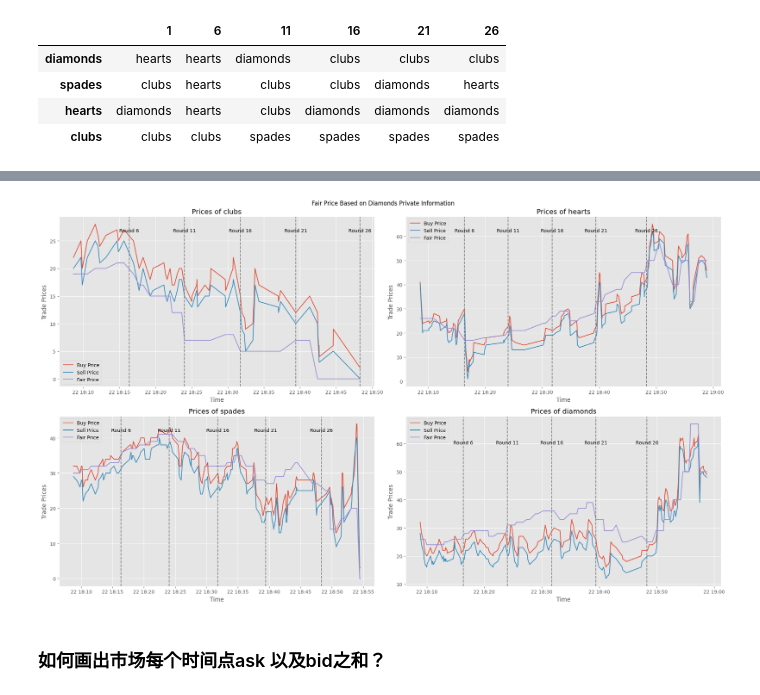
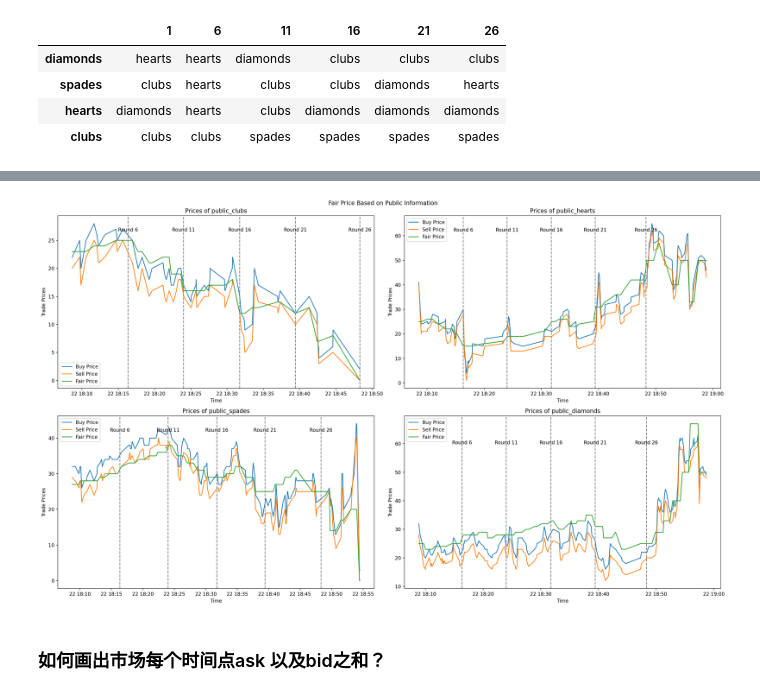
Before and after one commit to xinzhan18/Imperial_derivative_group7, a Jupyter notebook: derivative_code_analysis.ipynb, the cells around one changed output, grey strips where cells are left out. Cells and saved outputs as stored; diff of their text form; code cells hidden in the pictures.

```diff
--- a/derivative_code_analysis.ipynb
+++ b/derivative_code_analysis.ipynb
@@ -412,7 +404,9 @@ plot_buy_sell_subplots(dfs, round_realse,target,title='Fair Price Based on Clubs
-# %%
-plot_buy_sell_subplots(dfs, round_realse,target,title='Fair Price Based on Diamonds Private Information')
-# %% [output]
-[figure, removed]
+# %%
+target = ['public_clubs', 'public_hearts', 'public_spades', 'public_diamonds']
+# %%
+plot_buy_sell_subplots(dfs, round_realse,target,title='Fair Price Based on Public Information')
+# %% [output]
+[figure, added]
 # %%
 plot_buy_sell(clubs,round_realse,'clubs',True,title='clubs')
 # %% [markdown]
```
Also changed, not shown: parts of 16 cells of this notebook, 8 other files.
